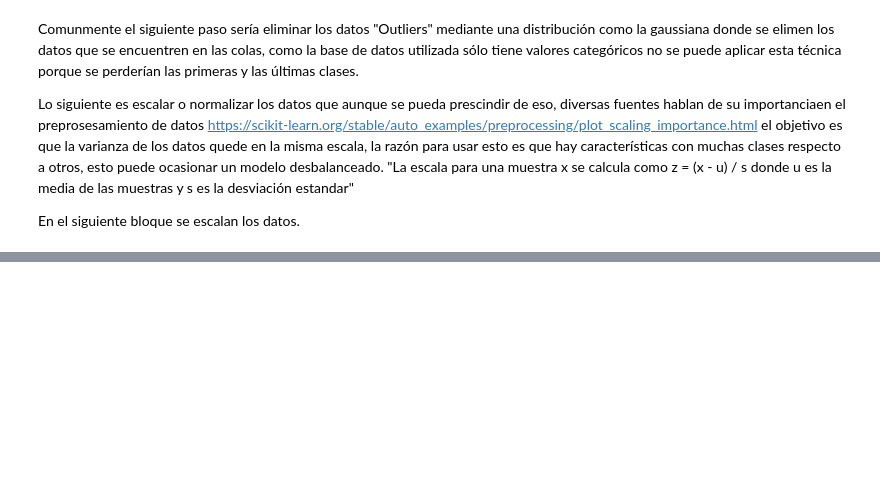
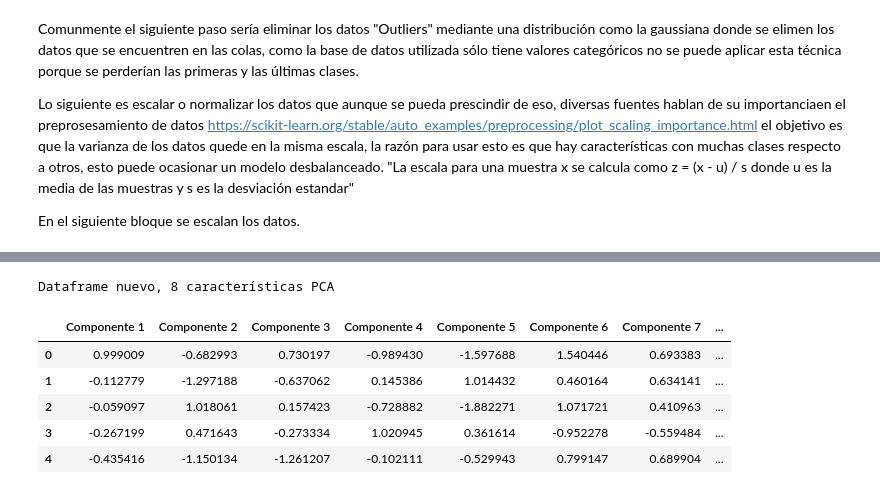
Before and after one commit to Dfriveraa/Accident-predictor, a Jupyter notebook: Main.ipynb, the cells around one changed output, grey strips where cells are left out. Cells and saved outputs as stored; diff of their text form; code cells hidden in the pictures; blank space fills up the shorter version.

```diff
--- a/Main.ipynb
+++ b/Main.ipynb
@@ -127 +168,19 @@ pyplot.show()
+# %%
+pca= PCA (8, random_state=None,
+                         svd_solver='auto', tol=0.0, whiten=False)
+pca_components = pca.fit_transform(x)
+
+pcaDF = pd.DataFrame(data = pca_components
+             , columns = ['Componente 1', 'Componente 2','Componente 3', 'Componente 4','Componente 5', 'Componente 6','Componente 7', 'Componente 8'])
+pcaDF = pd.concat([pcaDF, df[['PERIODO','GRAVEDAD']]], axis = 1)
+print('Dataframe nuevo, 8 características PCA')
+pcaDF.head()
+# %% [output]
+Dataframe nuevo, 8 características PCA
+|  | Componente 1 | Componente 2 | Componente 3 | Componente 4 | Componente 5 | Componente 6 | Componente 7 | ... |
+| 0 | 0.999009 | -0.682993 | 0.730197 | -0.989430 | -1.597688 | 1.540446 | 0.693383 | ... |
+| 1 | -0.112779 | -1.297188 | -0.637062 | 0.145386 | 1.014432 | 0.460164 | 0.634141 | ... |
+| 2 | -0.059097 | 1.018061 | 0.157423 | -0.728882 | -1.882271 | 1.071721 | 0.410963 | ... |
+| 3 | -0.267199 | 0.471643 | -0.273334 | 1.020945 | 0.361614 | -0.952278 | -0.559484 | ... |
+| 4 | -0.435416 | -1.150134 | -1.261207 | -0.102111 | -0.529943 | 0.799147 | 0.689904 | ... |
 # %%
```
Also changed, not shown: parts of 13 cells of this notebook.
